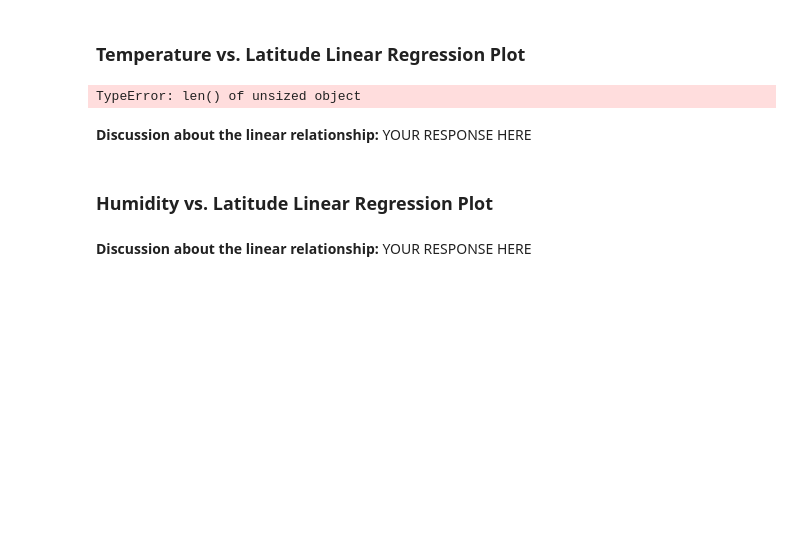
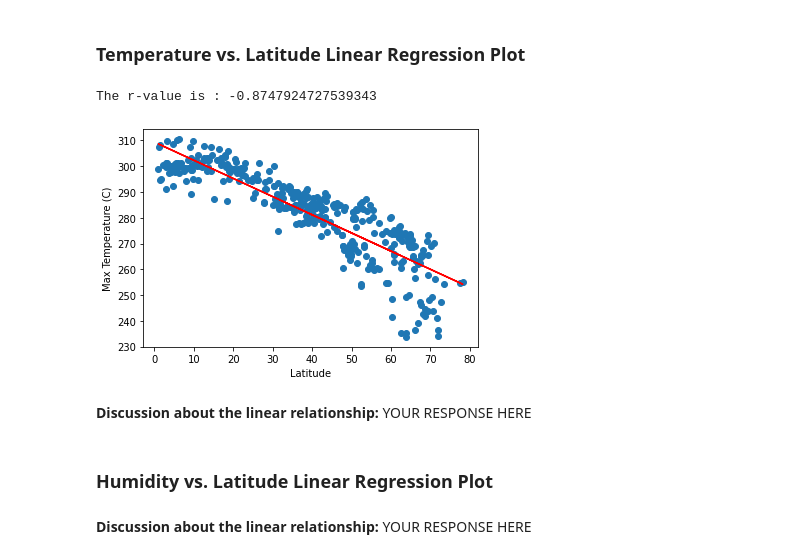
Before and after one commit to maderamel/python-api-challenge, a Jupyter notebook: WeatherPy.ipynb, the cells around one changed output. Saved outputs shown, nothing was run; the diff lists cells and outputs as text; code cells hidden in the pictures; blank space fills up the shorter version.

Commit message:
fixed function

```diff
--- a/WeatherPy.ipynb
+++ b/WeatherPy.ipynb
@@ -280,12 +280,14 @@ plt.show()
 ## Requirement 2: Compute Linear Regression for Each Relationship
 # %%
 # Define a function to create Linear Regression plots
-def lingress_function(x,y):
-    x = ""
-    y = ""
+def lingress_function(x,y, xlabel, ylabel):
+    plt.scatter(x,y)
+    plt.xlabel(xlabel)
+    plt.ylabel(ylabel)
     (slope, intercept, rvalue, pvalue, stderr) = st.linregress(x,y)
     regress_values = x * slope + intercept
     plt.plot(x, regress_values, "r-")
+    print(f"The r-value is : {rvalue}")
     plt.show()
 # %%
 # Create a DataFrame with the Northern Hemisphere data (Latitude >= 0)
@@ -319,9 +321,10 @@ southern_hemi_df.head()
 ###  Temperature vs. Latitude Linear Regression Plot
 # %%
 # Linear regression on Northern Hemisphere
-lingress_function(x = northern_hemi_df["Lat"], y = northern_hemi_df["Max Temp"])
+lingress_function(x = northern_hemi_df["Lat"], y = northern_hemi_df["Max Temp"], xlabel = "Latitude", ylabel = "Max Temperature (C)")
 # %% [output]
-TypeError: len() of unsized object
+The r-value is : -0.8747924727539343
+[figure, added]
 # %%
 # Linear regression on Southern Hemisphere
 # YOUR CODE HERE
```
Also changed, not shown: parts of 11 cells of this notebook, 5 other files.
